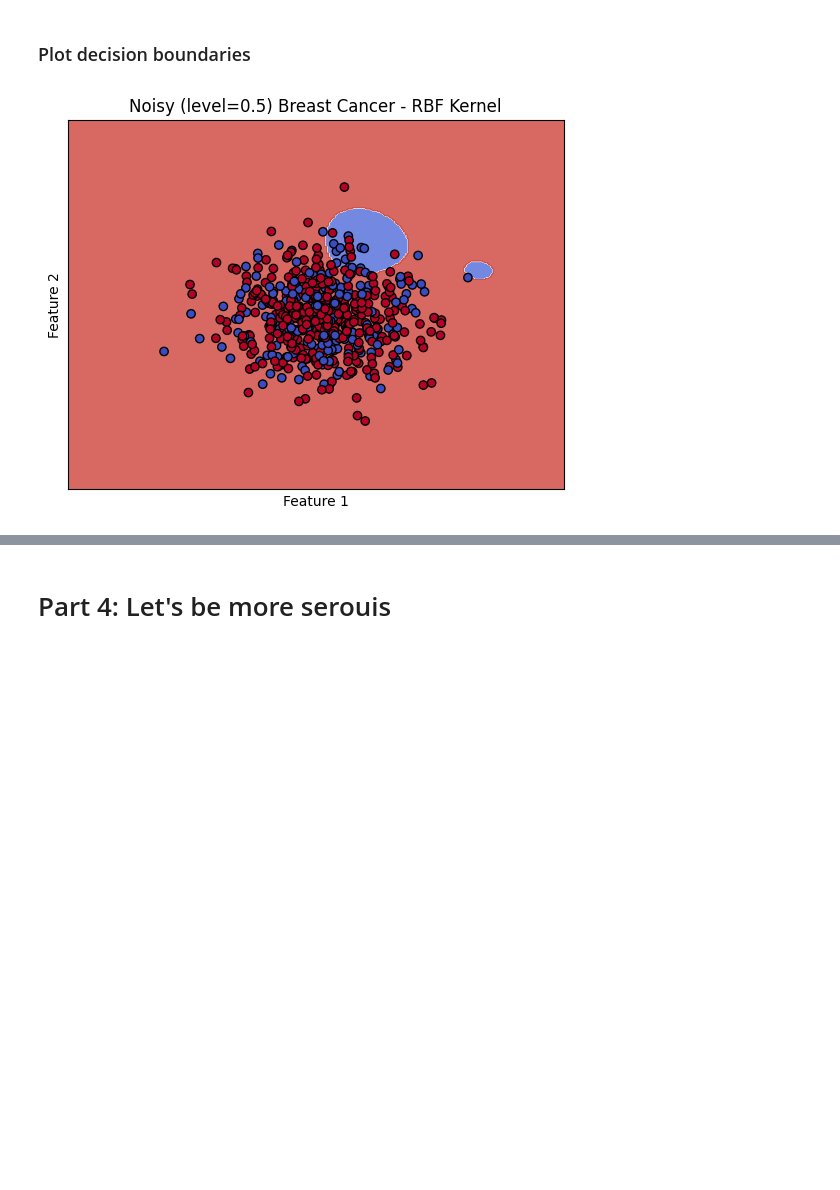
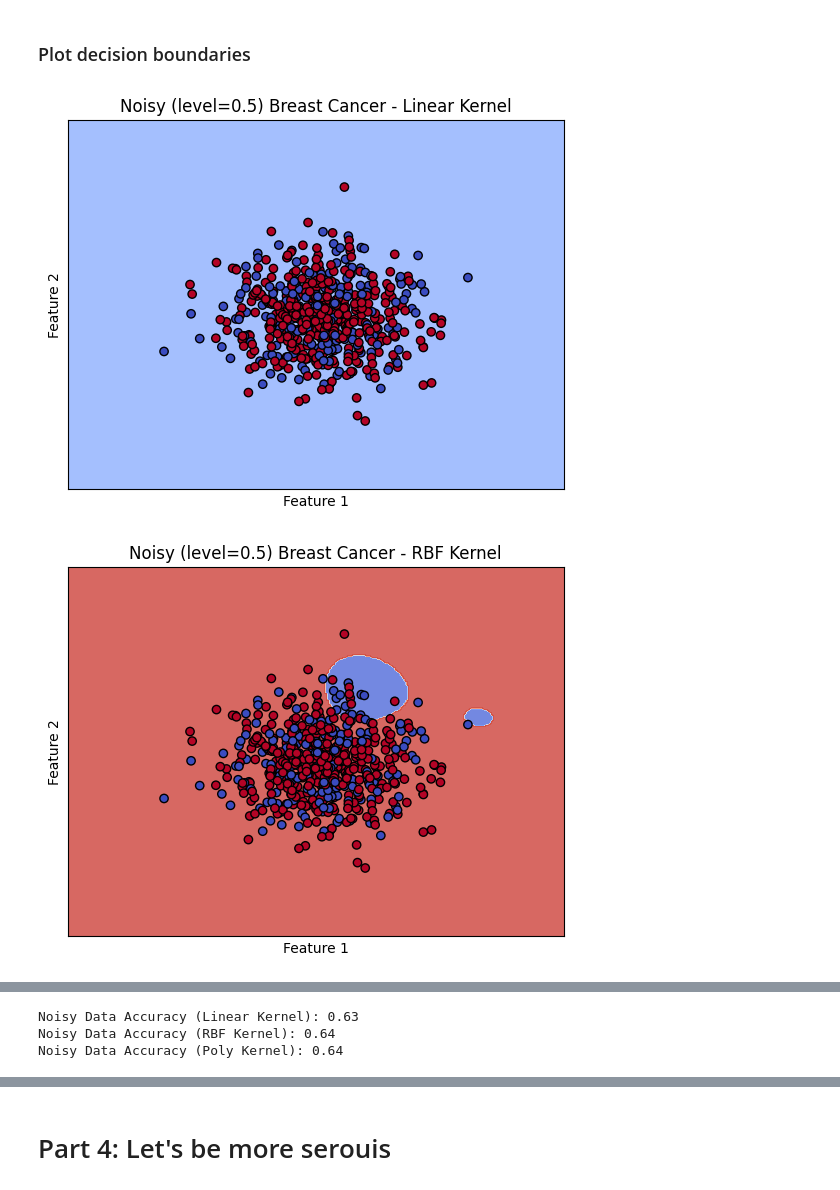
Before and after one commit to MohammadMahdi-Sharifbeigy/SVM-ALCE4032, a Jupyter notebook: SVM.ipynb, the cells around one changed output, grey strips where cells are left out. Saved outputs shown, nothing was run; the diff lists cells and outputs as text; code cells hidden in the pictures; blank space fills up the shorter version.

```diff
--- a/SVM.ipynb
+++ b/SVM.ipynb
@@ -228,7 +613,7 @@ X = X[:, 4:6]
 ### Add noise
 # %%
 rng = np.random.RandomState(42)
-noise_level = 0.5  # You can change this value (e.g., 0.3, 0.5)
+noise_level = 0.3
 noise = rng.normal(0, noise_level, X.shape)
 X_noisy = X + noise
 # %%
@@ -257,6 +642,9 @@ Noisy Data Accuracy (Poly Kernel): 0.63
 # %% [markdown]
 ### Plot decision boundaries
 # %%
+plot_decision_boundary(linear_svm_n, X_noisy, y, f"Noisy (level={noise_level}) Breast Cancer - Linear Kernel")
 plot_decision_boundary(rbf_svm_n, X_noisy, y, f"Noisy (level={noise_level}) Breast Cancer - RBF Kernel")
+plot_decision_boundary(poly_svm_n, X_noisy, y, f"Noisy (level={noise_level}) Breast Cancer - Poly Kernel")
 # %% [output]
-[figure, old version]
+[figure, new version]
+[figure, added]
@@ -262,0 +663,12 @@ plot_decision_boundary(rbf_svm_n, X_noisy, y, f"Noisy (level={noise_level}) Brea
+# %%
+acc_linear_n = accuracy_score(y_test_n, linear_svm_n.predict(X_test_n))
+acc_rbf_n = accuracy_score(y_test_n, rbf_svm_n.predict(X_test_n))
+acc_poly_n = accuracy_score(y_test_n, poly_svm_n.predict(X_test_n))
+
+print(f"Noisy Data Accuracy (Linear Kernel): {acc_linear_n:.2f}")
+print(f"Noisy Data Accuracy (RBF Kernel): {acc_rbf_n:.2f}")
+print(f"Noisy Data Accuracy (Poly Kernel): {acc_poly_n:.2f}")
+# %% [output]
+Noisy Data Accuracy (Linear Kernel): 0.63
+Noisy Data Accuracy (RBF Kernel): 0.64
+Noisy Data Accuracy (Poly Kernel): 0.64
```
Also changed, not shown: parts of 47 cells of this notebook.
